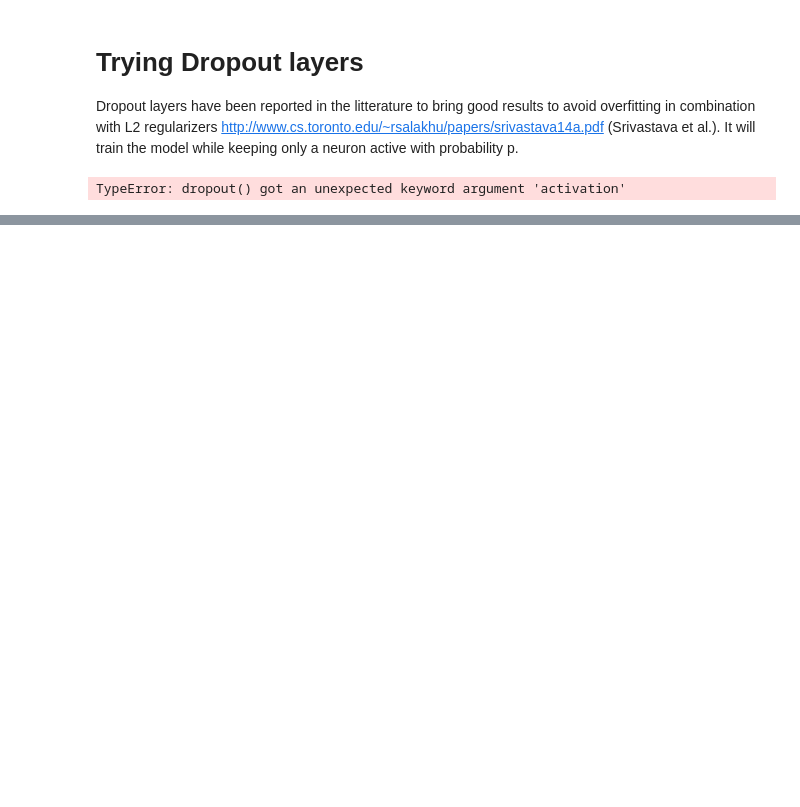
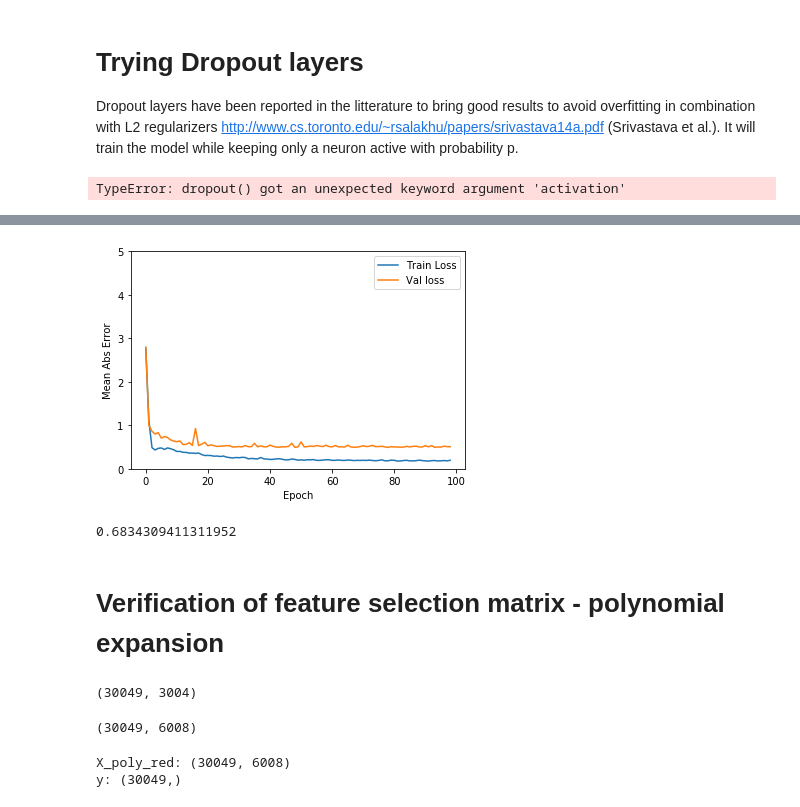
Before and after one commit to EtienneBonvin/cosmo_project, a Jupyter notebook: Deep_Learning_Approach.ipynb, the cells around one changed output, grey strips where cells are left out. Drawn from its saved outputs; the diff is of its cells as text; code cells hidden in the pictures; blank space fills up the shorter version.

```diff
--- a/Deep_Learning_Approach.ipynb
+++ b/Deep_Learning_Approach.ipynb
@@ -396,0 +406,11 @@ model.summary()
+# %%
+plot_history(history)
+# %% [output]
+[figure, added]
+# %%
+result = model.predict(X_test_red, batch_size=32)
+rmse(result, y_test)
+# %% [output]
+0.6834309411311952
+# %% [markdown]
+# Verification of feature selection matrix - polynomial expansion
@@ -396,0 +420,4 @@ model.summary()
+# %%
+X_red.shape
+# %% [output]
+(30049, 3004)
@@ -396,0 +426,4 @@ model.summary()
+# %%
+X_poly.shape
+# %% [output]
+(30049, 6008)
@@ -396,0 +436,6 @@ model.summary()
+# %%
+print("X_poly_red: " + str(X_poly.shape))
+print("y: " + str(y.shape))
+# %% [output]
+X_poly_red: (30049, 6008)
+y: (30049,)
```
Also changed, not shown: parts of 30 cells of this notebook, 1 other file.
